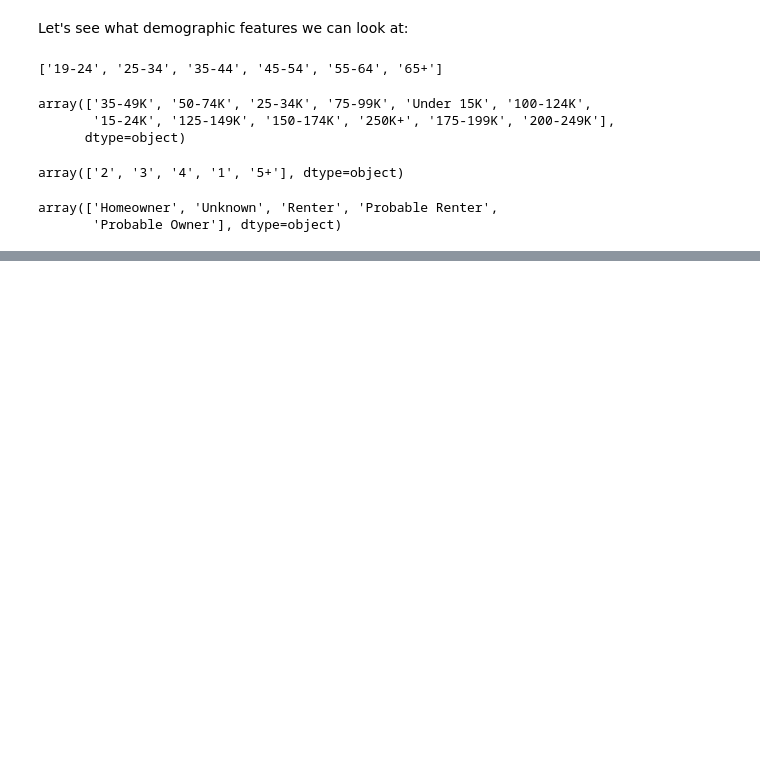
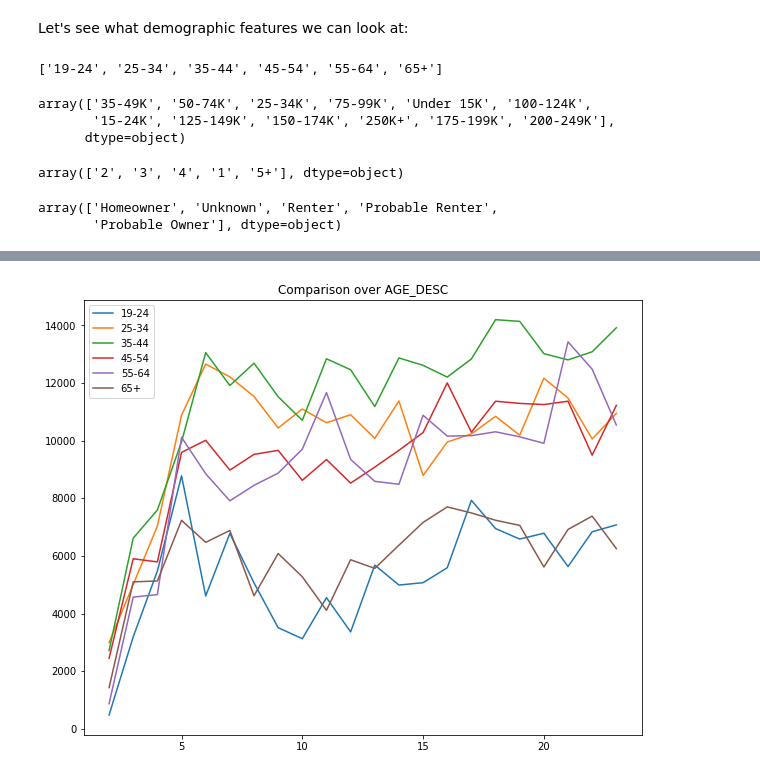
Before and after one commit to Lucianod28/Ada-project, a Jupyter notebook: Trends over time.ipynb, the cells around one changed output, grey strips where cells are left out. Cells and saved outputs as stored; diff of their text form; code cells hidden in the pictures; blank space fills up the shorter version.

```diff
--- a/Trends over time.ipynb
+++ b/Trends over time.ipynb
@@ -348,6 +356,9 @@ def analyze_categories(data, category_column, statistic_computation, sort=True,
 # %%
 def stat_mean_monthly_spending(data):
     return data.groupby(["household_key", "MONTH"])["SALES_VALUE"].sum().groupby("MONTH").mean()
+# %%
+def stat_mean_monthly_quantity(data):
+    return data.groupby(["household_key", "MONTH"])["QUANTITY"].sum().groupby("MONTH").mean()
 # %%
 analyze_categories(transactions_demographic, "AGE_DESC", stat_mean_monthly_spending)
 # %% [output]
@@ -355,3 +366,7 @@ analyze_categories(transactions_demographic, "AGE_DESC", stat_mean_monthly_spend
+# %%
+analyze_categories(transactions_demographic, "AGE_DESC", stat_mean_monthly_quantity)
+# %% [output]
+[figure, added]
 # %%
 analyze_categories(transactions_demographic, "INCOME_DESC", stat_mean_monthly_spending)
 # %% [output]
```
Also changed, not shown: parts of 36 cells of this notebook.
